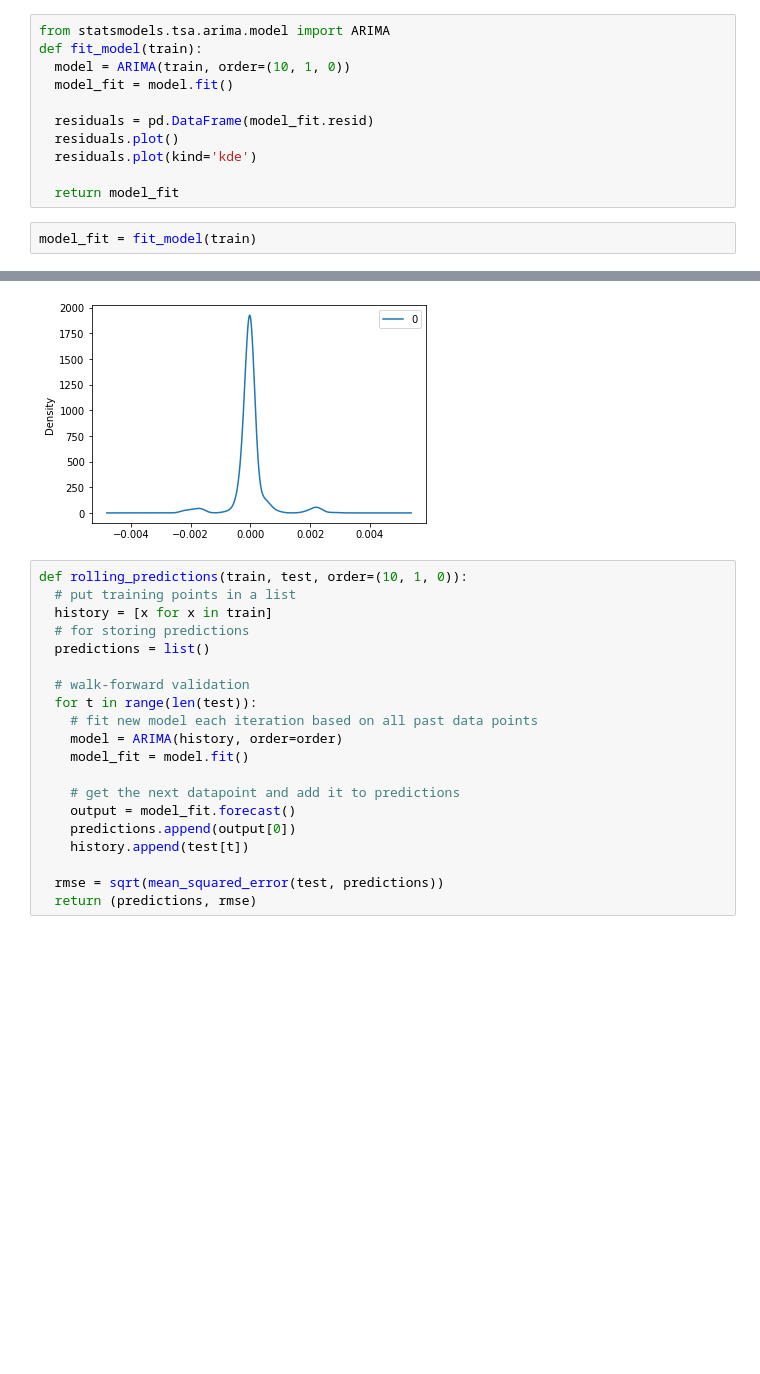
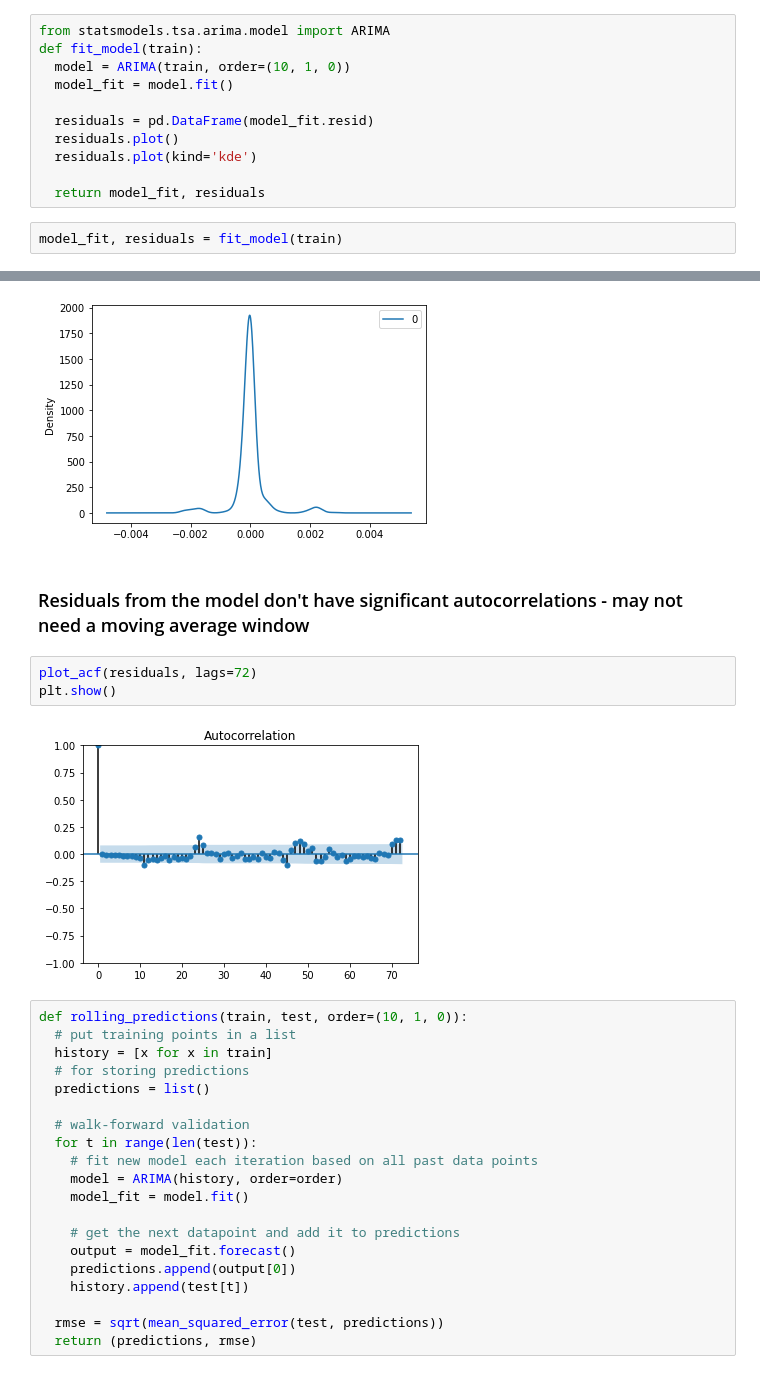
Before and after one commit to smannan/LIFXBulbAnalysis, a Jupyter notebook: SmartBulbARIMAModel.ipynb, the cells around one changed output, grey strips where cells are left out. Cells and saved outputs as stored; diff of their text form; blank space fills up the shorter version.

Commit message:
Look at autocorrelation from residuals to determine moving average window size

```diff
--- a/SmartBulbARIMAModel.ipynb
+++ b/SmartBulbARIMAModel.ipynb
@@ -116,12 +124,19 @@ def fit_model(train):
   residuals.plot()
   residuals.plot(kind='kde')
 
-  return model_fit
+  return model_fit, residuals
 # %%
-model_fit = fit_model(train)
+model_fit, residuals = fit_model(train)
 # %% [output]
 [figure]
 [figure]
+# %% [markdown]
+### Residuals from the model don't have significant autocorrelations - may not need a moving average window
+# %%
+plot_acf(residuals, lags=72)
+plt.show()
+# %% [output]
+[figure, added]
 # %%
 def rolling_predictions(train, test, order=(10, 1, 0)):
   # put training points in a list
```
Also changed, not shown: parts of 4 cells of this notebook.
